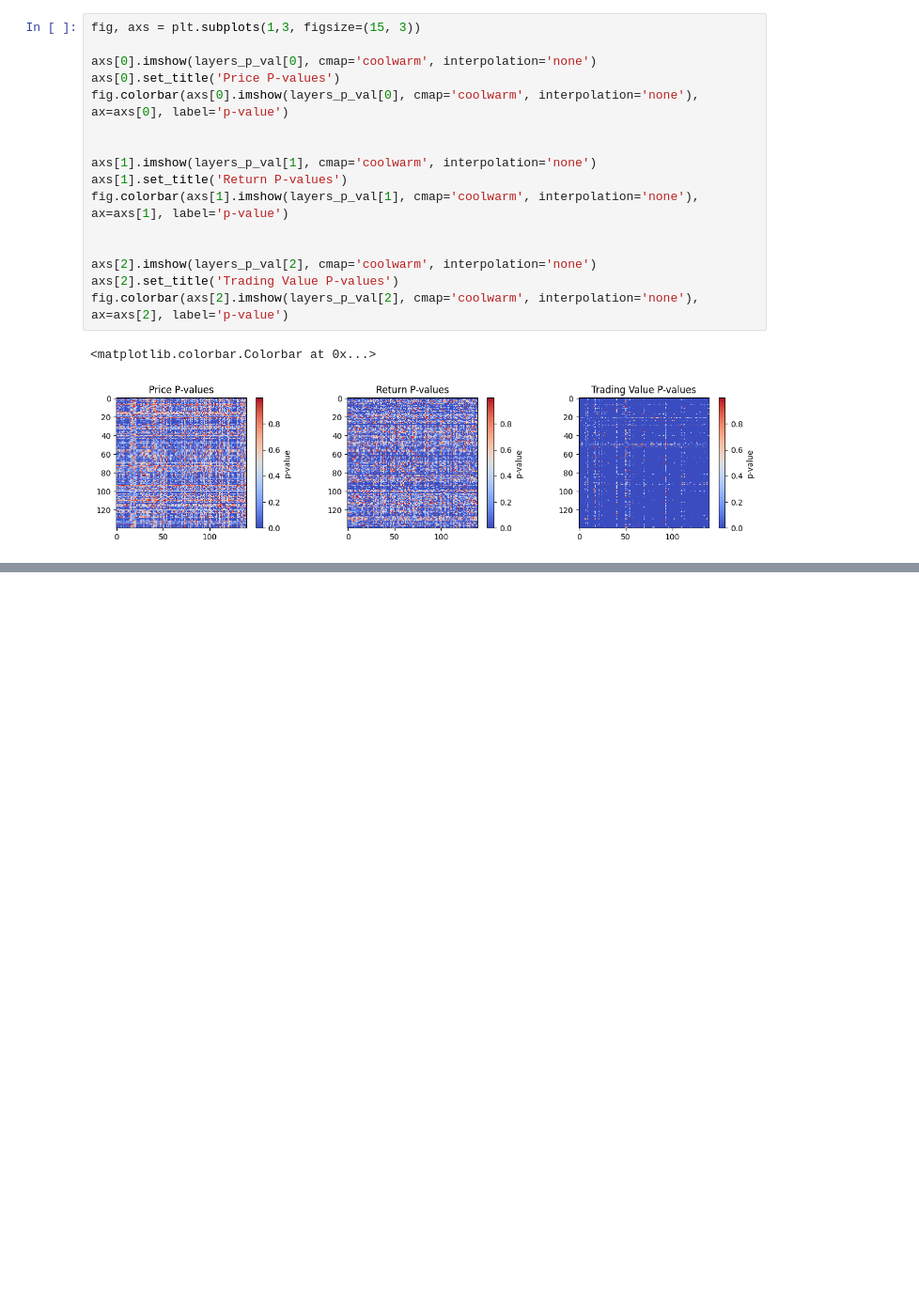
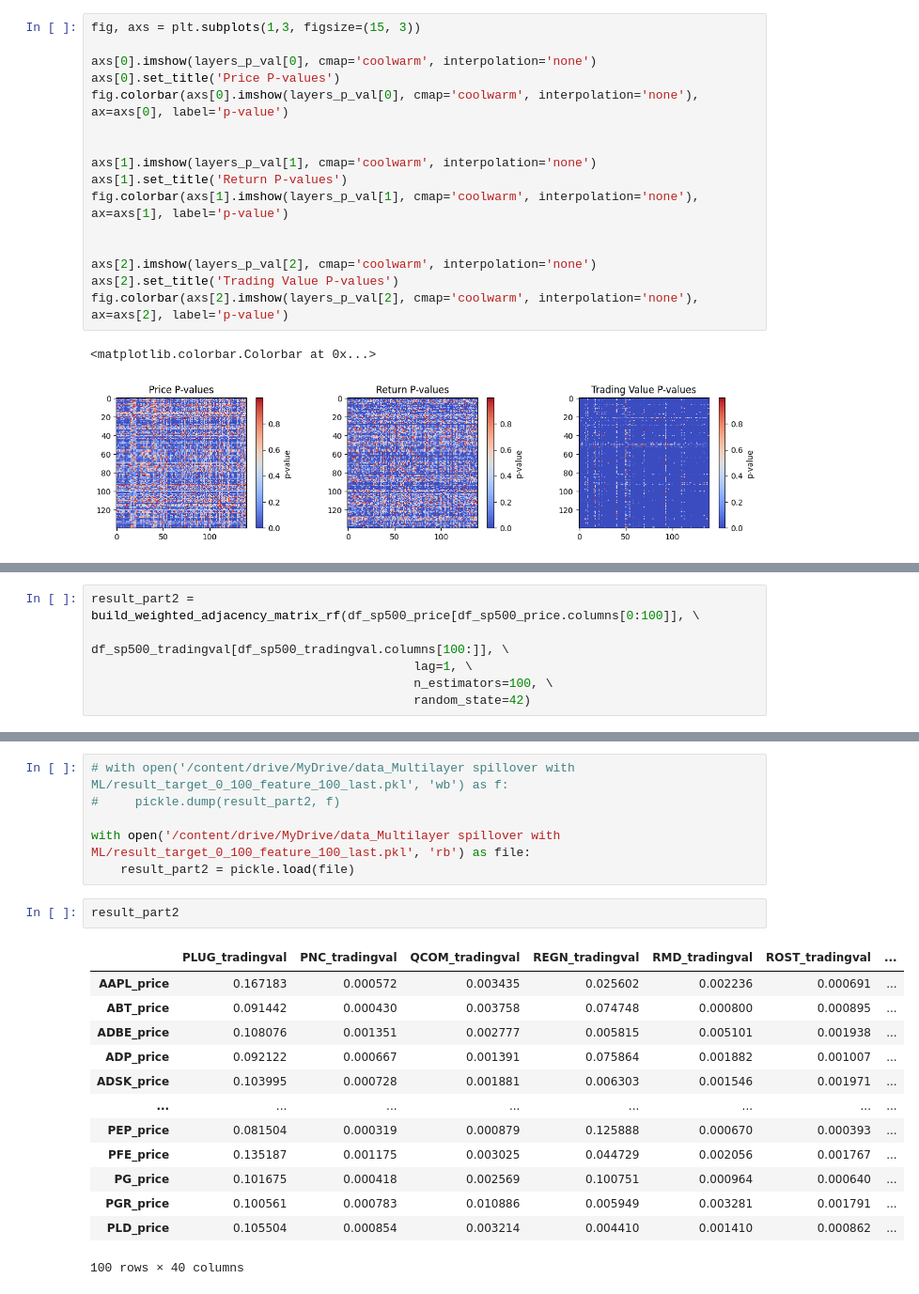
Before and after one commit to mahdikohan/complexityEconomics, a Jupyter notebook: Multilayer network market/Multilayer_spillover_with_ML.ipynb, the cells around one changed output, grey strips where cells are left out. Shown: that part at 94% size. Drawn from its saved outputs; the diff is of its cells as text; blank space fills up the shorter version.

```diff
--- a/Multilayer network market/Multilayer_spillover_with_ML.ipynb
+++ b/Multilayer network market/Multilayer_spillover_with_ML.ipynb
@@ -236,0 +253,6 @@ print(temp)
+# %%
+result_part2 = build_weighted_adjacency_matrix_rf(df_sp500_price[df_sp500_price.columns[0:100]], \
+                                            df_sp500_tradingval[df_sp500_tradingval.columns[100:]], \
+                                            lag=1, \
+                                            n_estimators=100, \
+                                            random_state=42)
@@ -236,0 +277,22 @@ print(temp)
+# %%
+# with open('/content/drive/MyDrive/data_Multilayer spillover with ML/result_target_0_100_feature_100_last.pkl', 'wb') as f:
+#     pickle.dump(result_part2, f)
+
+with open('/content/drive/MyDrive/data_Multilayer spillover with ML/result_target_0_100_feature_100_last.pkl', 'rb') as file:
+    result_part2 = pickle.load(file)
+# %%
+result_part2
+# %% [output]
+|  | PLUG_tradingval | PNC_tradingval | QCOM_tradingval | REGN_tradingval | RMD_tradingval | ROST_tradingval | ... |
+| AAPL_price | 0.167183 | 0.000572 | 0.003435 | 0.025602 | 0.002236 | 0.000691 | ... |
+| ABT_price | 0.091442 | 0.000430 | 0.003758 | 0.074748 | 0.000800 | 0.000895 | ... |
+| ADBE_price | 0.108076 | 0.001351 | 0.002777 | 0.005815 | 0.005101 | 0.001938 | ... |
+| ADP_price | 0.092122 | 0.000667 | 0.001391 | 0.075864 | 0.001882 | 0.001007 | ... |
+| ADSK_price | 0.103995 | 0.000728 | 0.001881 | 0.006303 | 0.001546 | 0.001971 | ... |
+| ... | ... | ... | ... | ... | ... | ... | ... |
+| PEP_price | 0.081504 | 0.000319 | 0.000879 | 0.125888 | 0.000670 | 0.000393 | ... |
+| PFE_price | 0.135187 | 0.001175 | 0.003025 | 0.044729 | 0.002056 | 0.001767 | ... |
+| PG_price | 0.101675 | 0.000418 | 0.002569 | 0.100751 | 0.000964 | 0.000640 | ... |
+| PGR_price | 0.100561 | 0.000783 | 0.010886 | 0.005949 | 0.003281 | 0.001791 | ... |
+| PLD_price | 0.105504 | 0.000854 | 0.003214 | 0.004410 | 0.001410 | 0.000862 | ... |
+100 rows × 40 columns
```
Also changed, not shown: parts of 15 cells of this notebook.
